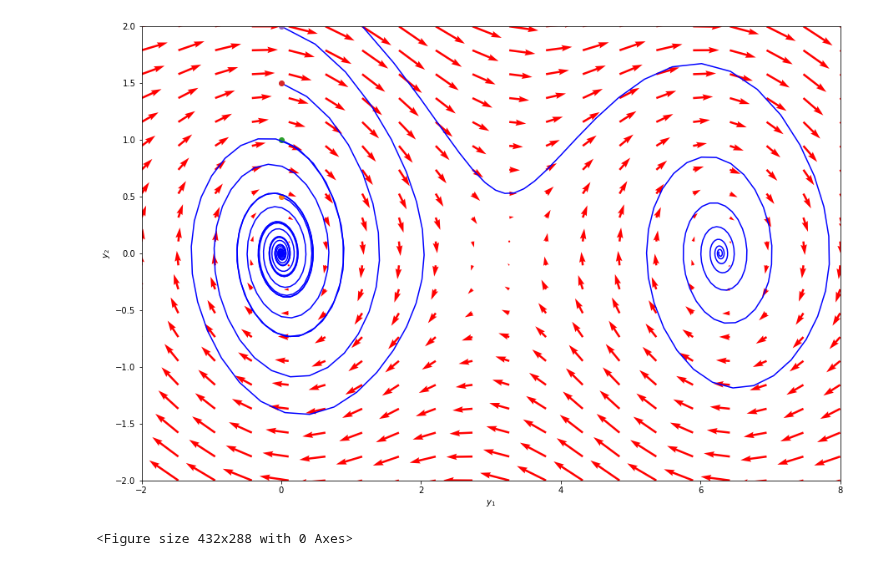
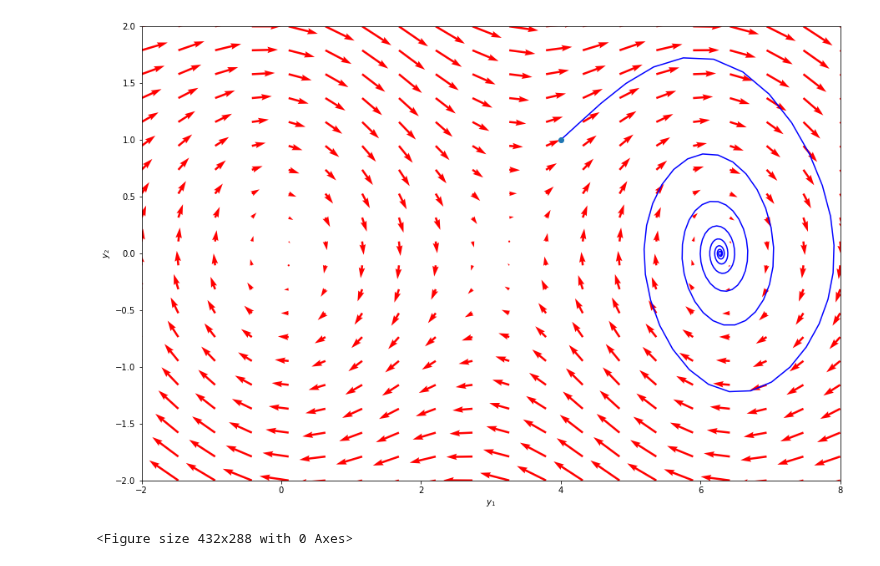
Before and after one commit to studio-fluffy/angewandte_mathematik, a Jupyter notebook: Skript_rev2/code/Pendulum.ipynb, the cells around one changed output. Drawn from its saved outputs; the diff is of its cells as text; code cells hidden in the pictures.

```diff
--- a/Skript_rev2/code/Pendulum.ipynb
+++ b/Skript_rev2/code/Pendulum.ipynb
@@ -32,27 +32,27 @@ for i in range(NI):
 # %%
 from scipy.integrate import odeint
 plt.figure(figsize=(15,10))
-for y20 in [0, 0.5, 1, 1.5, 2, 2.5]:
-    tspan = np.linspace(0, 50, 200)
-    y0 = [0.0, y20]
-    ys = odeint(f, y0, tspan)
-    plt.plot(ys[:,0], ys[:,1], 'b') # path
-    plt.plot([ys[0,0]], [ys[0,1]], 'o') # start
-   # plt.plot([ys[-1,0]], [ys[-1,1]], 's') # end
+
+tspan = np.linspace(0, 50, 200)
+y0 = [0.0, 1.0]
+ys = odeint(f, y0, tspan)
+plt.plot(ys[:,0], ys[:,1], 'b') # path
+plt.plot([ys[0,0]], [ys[0,1]], 'o') # start
+# plt.plot([ys[-1,0]], [ys[-1,1]], 's') # end
 
 
 plt.xlim([-2, 8])
 
 
 Q = plt.quiver(Y1, Y2, u, v, color='r')
 
 plt.xlabel('$y_1$')
 plt.ylabel('$y_2$')
 plt.xlim([-2, 8])
 plt.ylim([-2, 2])
 #plt.savefig('phase-portrait.png')
 plt.show()
 plt.savefig('phase-portrait-2.png')
 # %% [output]
-[figure, old version]
+[figure, new version]
 <Figure size 432x288 with 0 Axes>
```
Also changed, not shown: 4 other files.
